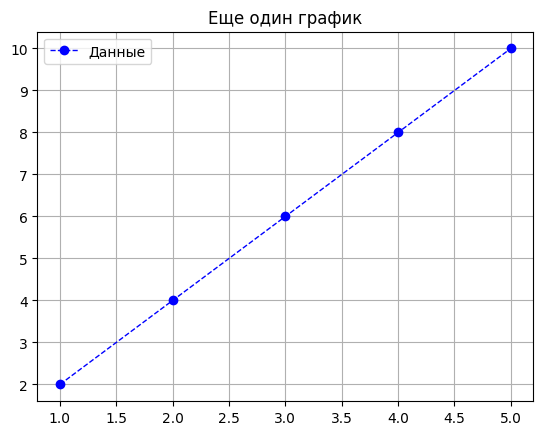
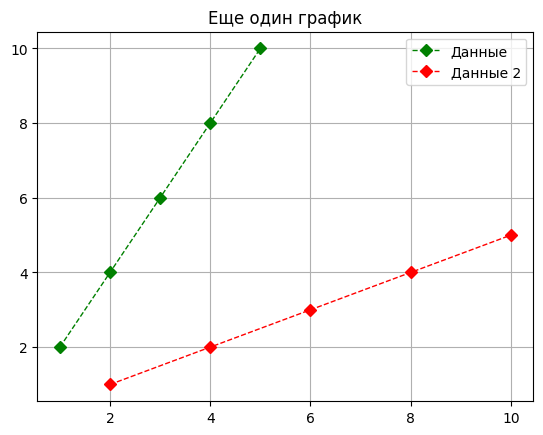
Unified diff of the notebook cell whose output changed from the first chart to the second:
--- before
+++ after
@@ -2,7 +2,8 @@
 # markers: 'o', 's', 'D', '^', 'v', '*', 'x', 'X', 'p', 'h'
 
-plt.plot(x, y, color='blue', linestyle='--', linewidth=1, marker='o', label='Данные')
+plt.plot(x, y, color='green', linestyle='--', linewidth=1, marker='D', label='Данные')
+plt.plot(y, x, color='red', linestyle='--', linewidth=1, marker='D', label='Данные 2')
 plt.legend()
 plt.title("Еще один график")
-plt.grid(True)
+plt.grid()
 plt.show()

Commit: Создано в Colab